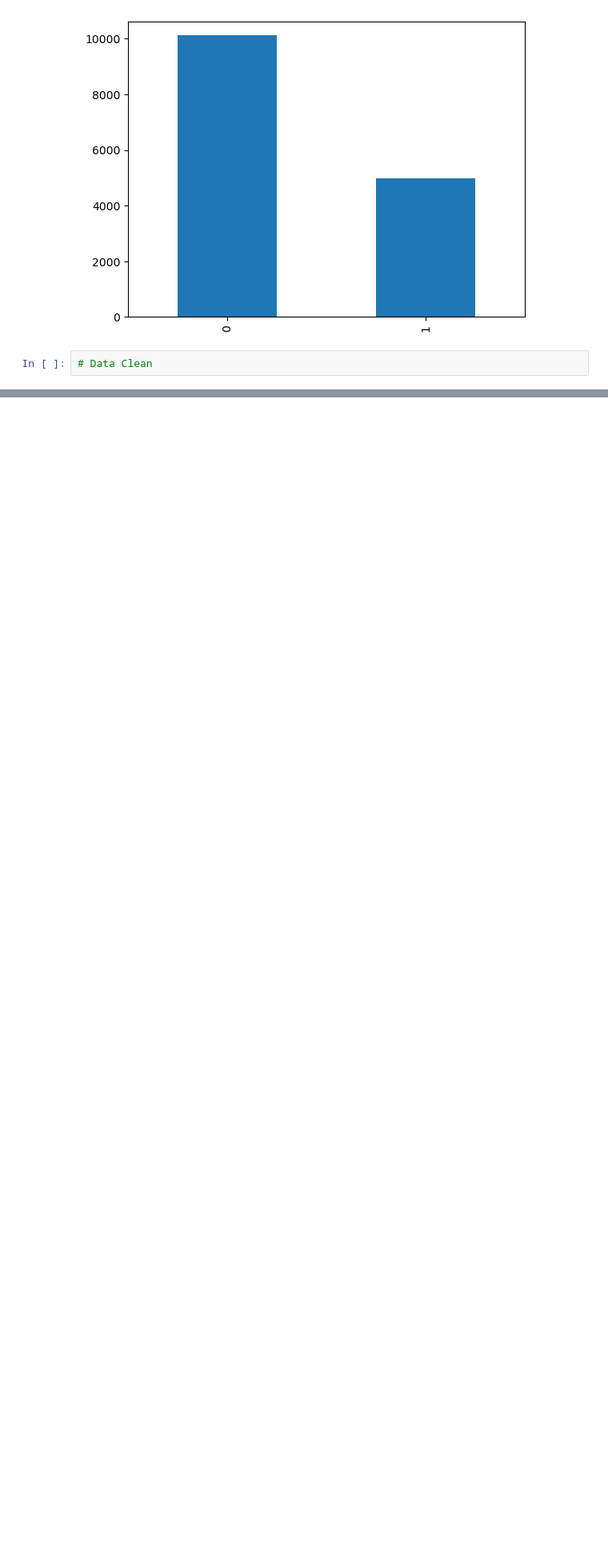
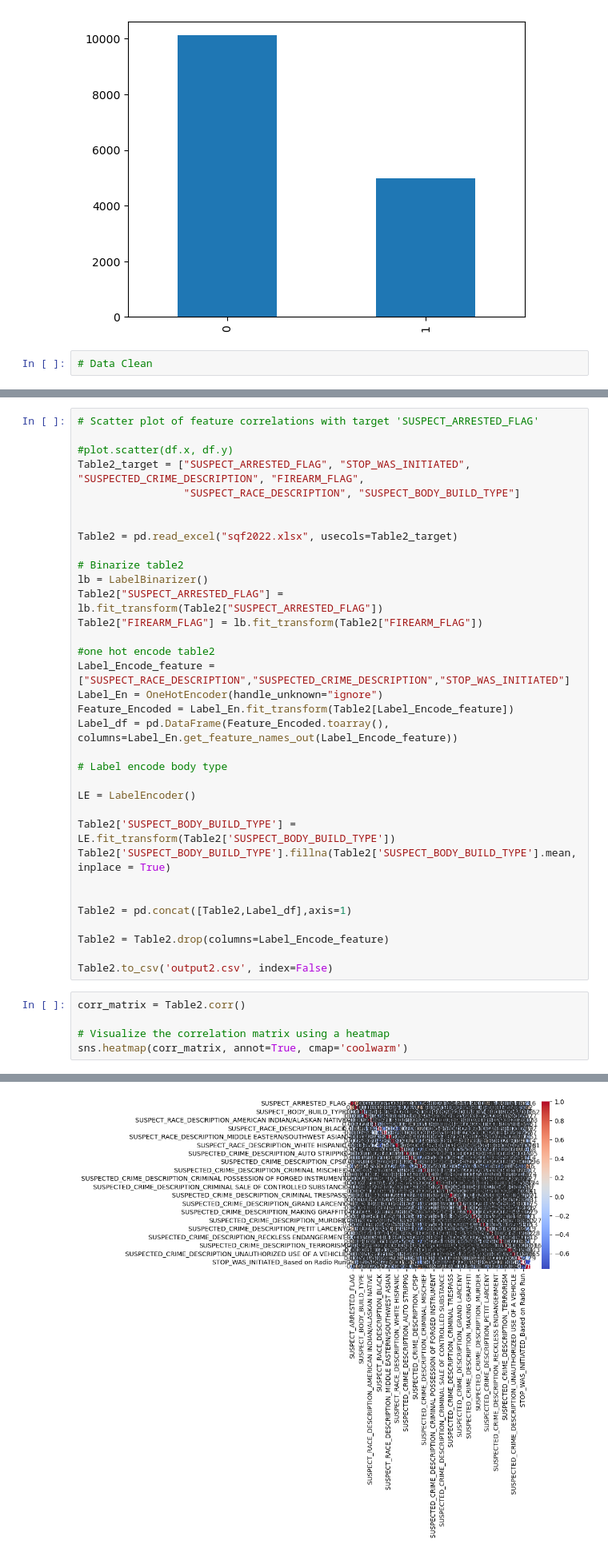
Before and after one commit to RicardoTlatelpa/StopAndFrisk, a Jupyter notebook: EDA.ipynb, the cells around one changed output, grey strips where cells are left out. Shown at 80% size. Cells and saved outputs as stored; diff of their text form; blank space fills up the shorter version.

Commit message:
Heatmap produced after data cleaned --> label encoded and one hot encoding and binarize

```diff
--- a/EDA.ipynb
+++ b/EDA.ipynb
@@ -117,0 +94,40 @@ Name: SUSPECT_ARRESTED_FLAG, dtype: int64
+# %%
+# Scatter plot of feature correlations with target 'SUSPECT_ARRESTED_FLAG'
+
+#plot.scatter(df.x, df.y)
+Table2_target = ["SUSPECT_ARRESTED_FLAG", "STOP_WAS_INITIATED", "SUSPECTED_CRIME_DESCRIPTION", "FIREARM_FLAG",
+                 "SUSPECT_RACE_DESCRIPTION", "SUSPECT_BODY_BUILD_TYPE"]
+
+
+Table2 = pd.read_excel("sqf2022.xlsx", usecols=Table2_target)
+
+# Binarize table2
+lb = LabelBinarizer()
+Table2["SUSPECT_ARRESTED_FLAG"] = lb.fit_transform(Table2["SUSPECT_ARRESTED_FLAG"])
+Table2["FIREARM_FLAG"] = lb.fit_transform(Table2["FIREARM_FLAG"])
+
+#one hot encode table2
+Label_Encode_feature = ["SUSPECT_RACE_DESCRIPTION","SUSPECTED_CRIME_DESCRIPTION","STOP_WAS_INITIATED"]
+Label_En = OneHotEncoder(handle_unknown="ignore")
+Feature_Encoded = Label_En.fit_transform(Table2[Label_Encode_feature])
+Label_df = pd.DataFrame(Feature_Encoded.toarray(), columns=Label_En.get_feature_names_out(Label_Encode_feature))
+
+# Label encode body type
+
+LE = LabelEncoder()
+
+Table2['SUSPECT_BODY_BUILD_TYPE'] = LE.fit_transform(Table2['SUSPECT_BODY_BUILD_TYPE'])
+Table2['SUSPECT_BODY_BUILD_TYPE'].fillna(Table2['SUSPECT_BODY_BUILD_TYPE'].mean, inplace = True)
+
+
+Table2 = pd.concat([Table2,Label_df],axis=1)
+
+Table2 = Table2.drop(columns=Label_Encode_feature)
+
+Table2.to_csv('output2.csv', index=False)
+# %%
+corr_matrix = Table2.corr()
+
+# Visualize the correlation matrix using a heatmap
+sns.heatmap(corr_matrix, annot=True, cmap='coolwarm')
+# %% [output]
@@ -117,0 +135 @@ Name: SUSPECT_ARRESTED_FLAG, dtype: int64
+[figure, added]
```
Also changed, not shown: parts of 3 cells of this notebook.
